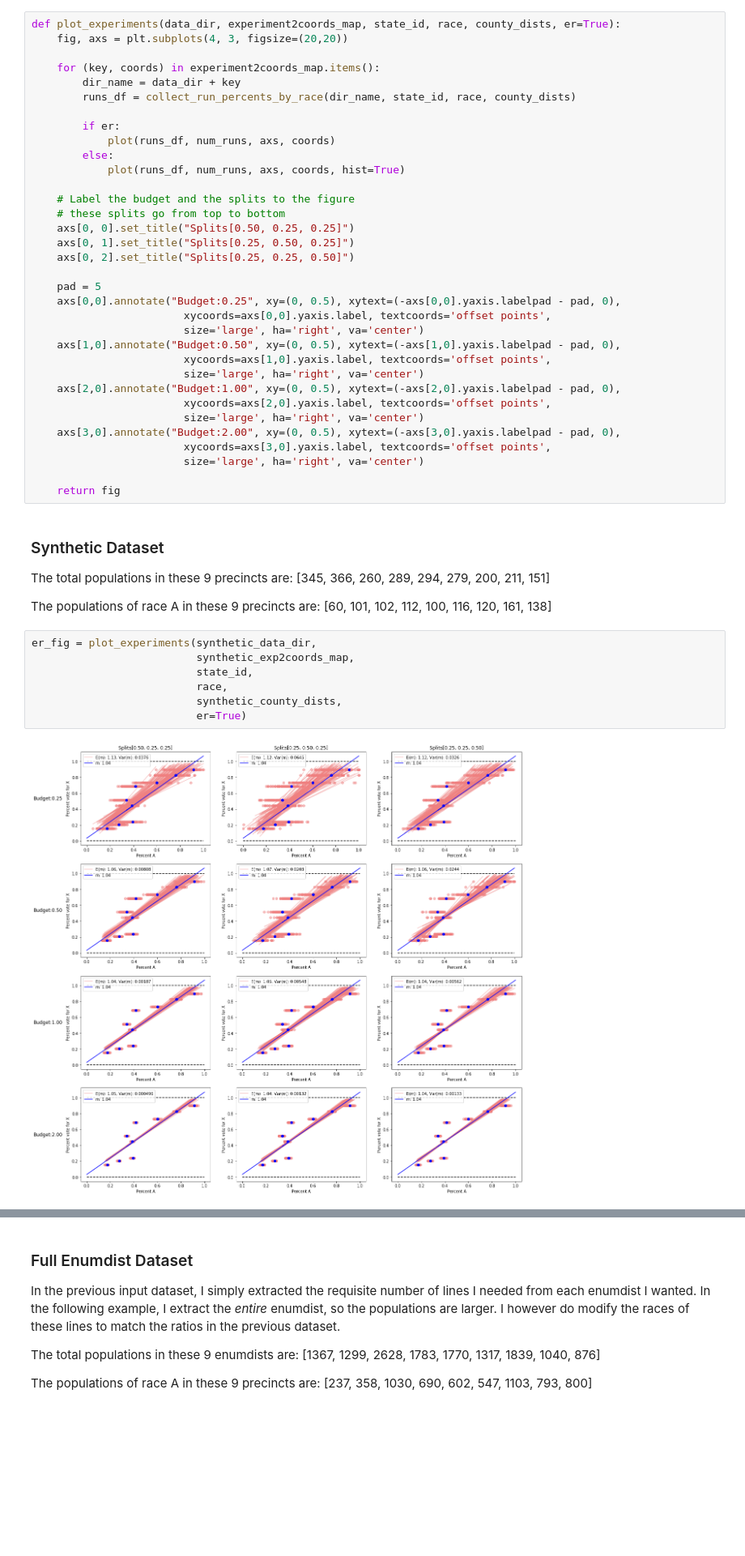
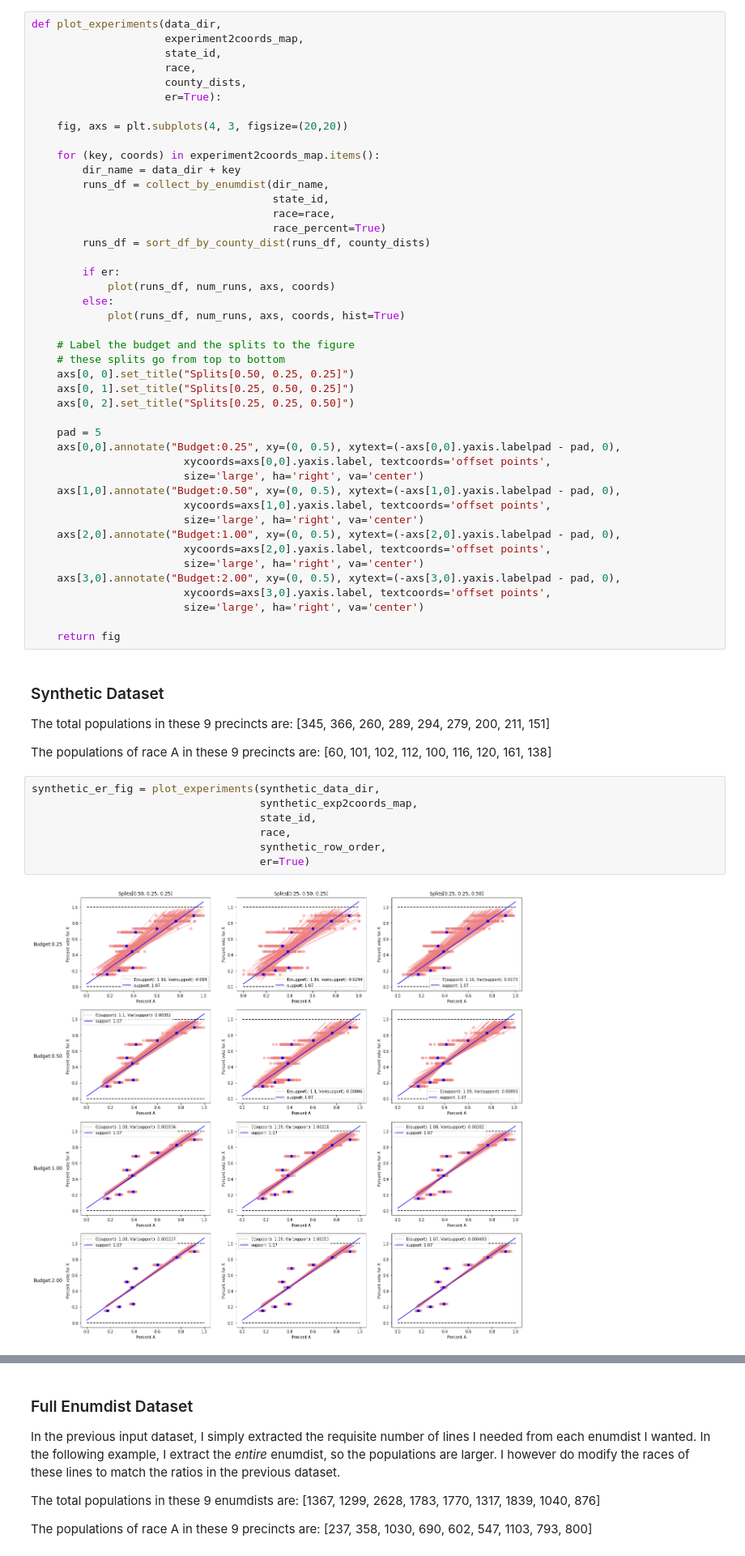
Before and after one commit to mggg/census-diff-privacy, a Jupyter notebook: synthetic_data_experiments/synthetic_data_experiment_outputs.ipynb, the cells around one changed output, grey strips where cells are left out. Shown: that part at 81% size. Cells and saved outputs as stored; diff of their text form; blank space fills up the shorter version.

```diff
--- a/synthetic_data_experiments/synthetic_data_experiment_outputs.ipynb
+++ b/synthetic_data_experiments/synthetic_data_experiment_outputs.ipynb
@@ -72,10 +75,20 @@ full_county_name_map = dict({10: [11, 12, 20],
 # %%
-def plot_experiments(data_dir, experiment2coords_map, state_id, race, county_dists, er=True):
+def plot_experiments(data_dir,
+                     experiment2coords_map,
+                     state_id,
+                     race,
+                     county_dists,
+                     er=True):
+
     fig, axs = plt.subplots(4, 3, figsize=(20,20))
 
     for (key, coords) in experiment2coords_map.items():
         dir_name = data_dir + key
-        runs_df = collect_run_percents_by_race(dir_name, state_id, race, county_dists)
+        runs_df = collect_by_enumdist(dir_name,
+                                      state_id,
+                                      race=race,
+                                      race_percent=True)
+        runs_df = sort_df_by_county_dist(runs_df, county_dists)
 
         if er:
             plot(runs_df, num_runs, axs, coords)
@@ -109,12 +122,12 @@ The total populations in these 9 precincts are:     [345, 366, 260, 289, 294, 27
 
 The populations of race A in these 9 precincts are: [60, 101, 102, 112, 100, 116, 120, 161, 138]
 # %%
-er_fig = plot_experiments(synthetic_data_dir,
-                          synthetic_exp2coords_map,
-                          state_id,
-                          race,
-                          synthetic_county_dists,
-                          er=True)
+synthetic_er_fig = plot_experiments(synthetic_data_dir,
+                                    synthetic_exp2coords_map,
+                                    state_id,
+                                    race,
+                                    synthetic_row_order,
+                                    er=True)
 # %% [output]
-[figure, old version]
+[figure, new version]
 # %%
```
Also changed, not shown: parts of 7 cells of this notebook, 5 other files.
